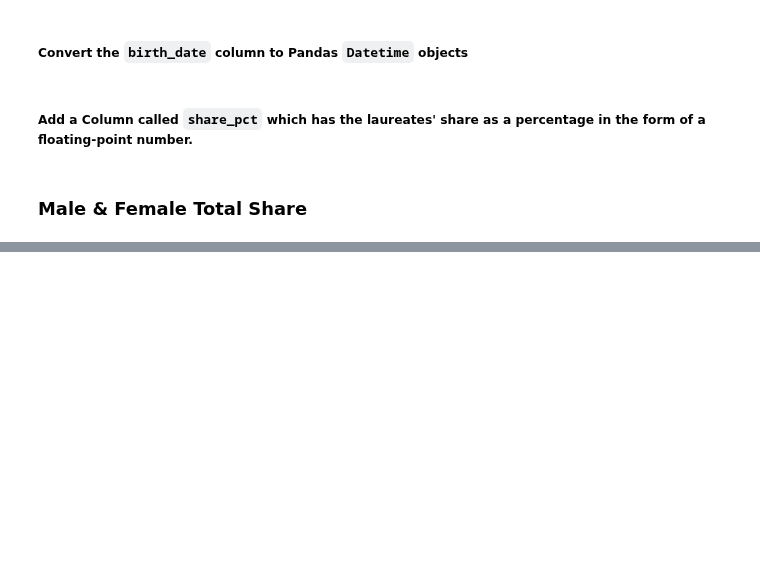
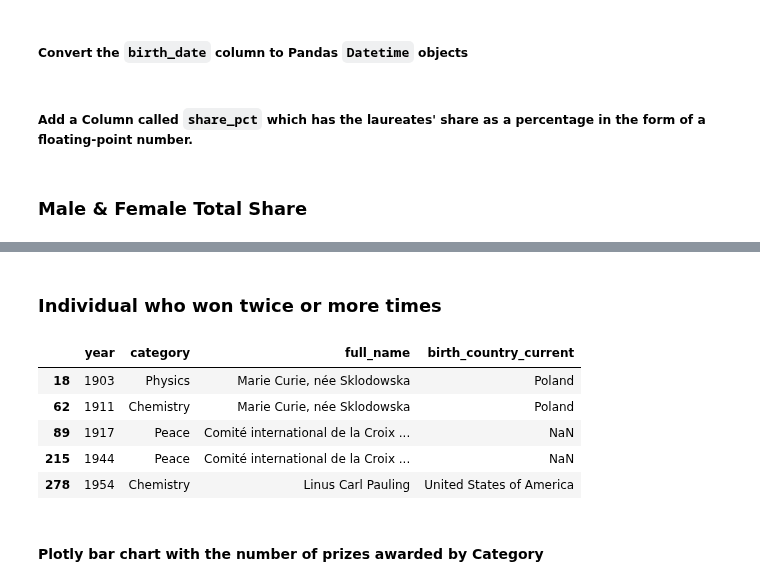
Before and after one commit to ahmedyar7/Data-Science-Projects, a Jupyter notebook: Nobel Prize Analysis/main.ipynb, the cells around one changed output, grey strips where cells are left out. Cells and saved outputs as stored; diff of their text form; code cells hidden in the pictures; blank space fills up the shorter version.

```diff
--- a/Nobel Prize Analysis/main.ipynb
+++ b/Nobel Prize Analysis/main.ipynb
@@ -92,0 +98,19 @@ Index(['Male', 'Female'], dtype='object', name='sex')
+# %% [markdown]
+### Individual who won twice or more times
+# %%
+is_winner = df_data.duplicated(subset="full_name", keep=False)
+
+multiple_winner = df_data[is_winner]
+
+col_subset = ["year", "category", "full_name", "birth_country_current"]
+
+multiple_winner[col_subset].head()
+# %% [output]
+|  | year | category | full_name | birth_country_current |
+| 18 | 1903 | Physics | Marie Curie, née Sklodowska | Poland |
+| 62 | 1911 | Chemistry | Marie Curie, née Sklodowska | Poland |
+| 89 | 1917 | Peace | Comité international de la Croix ... | NaN |
+| 215 | 1944 | Peace | Comité international de la Croix ... | NaN |
+| 278 | 1954 | Chemistry | Linus Carl Pauling | United States of America |
+# %% [markdown]
+#### Plotly bar chart with the number of prizes awarded by Category
```
Also changed, not shown: parts of 5 cells of this notebook.
